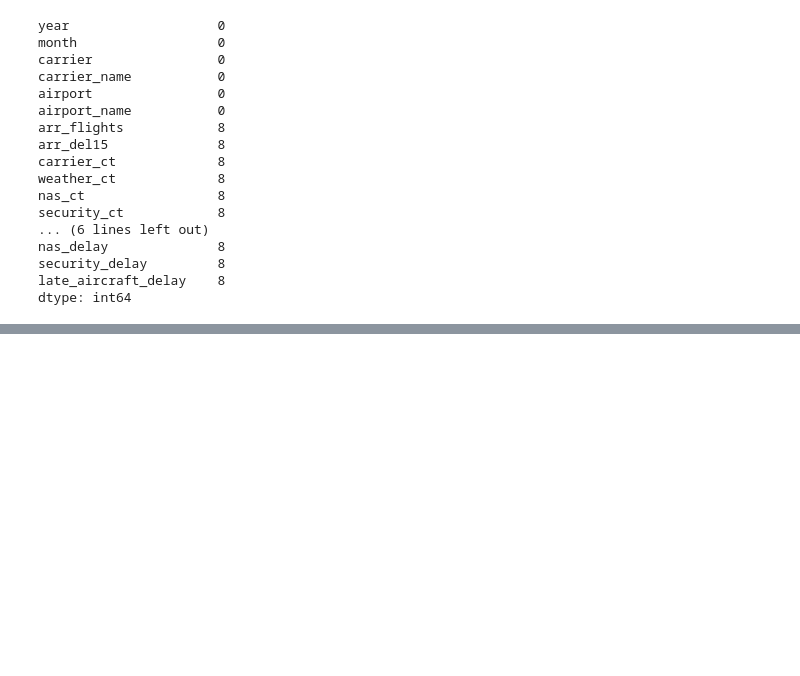
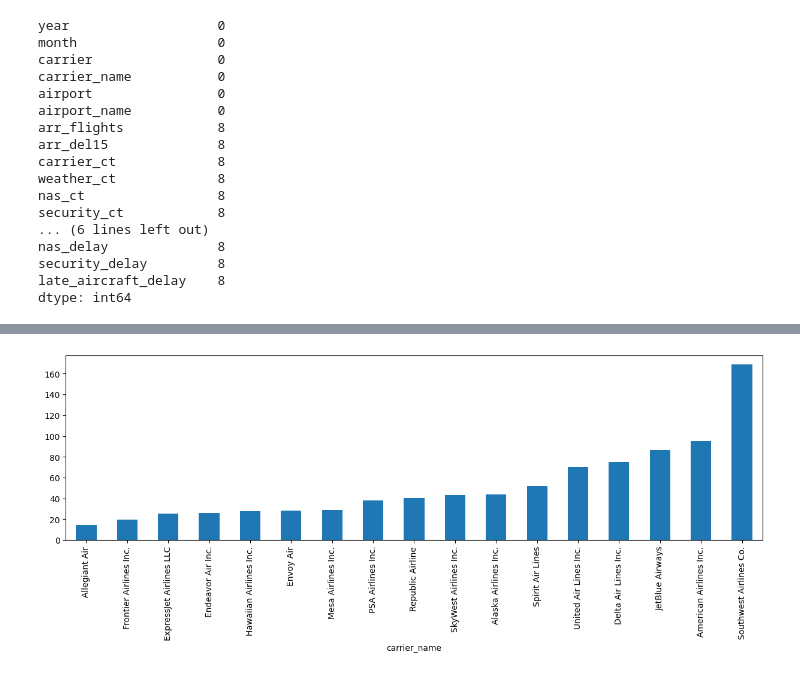
Before and after one commit to HHQuraishi/Flight-Delay-Analysis, a Jupyter notebook: airline_delay.ipynb, the cells around one changed output, grey strips where cells are left out. Cells and saved outputs as stored; diff of their text form; code cells hidden in the pictures; blank space fills up the shorter version.

```diff
--- a/airline_delay.ipynb
+++ b/airline_delay.ipynb
@@ -82,0 +147,3 @@ file.describe().T
+# %%
+del_al=file.groupby('carrier_name')['arr_del15'].mean().sort_values()
+print(del_al)
@@ -82,0 +170,6 @@ file.describe().T
+# %%
+plt.figure(figsize=(15,4))
+del_al.plot(kind='bar')
+plt.show()
+# %% [output]
+[figure, added]
```
Also changed, not shown: parts of 12 cells of this notebook, 1 other file.
